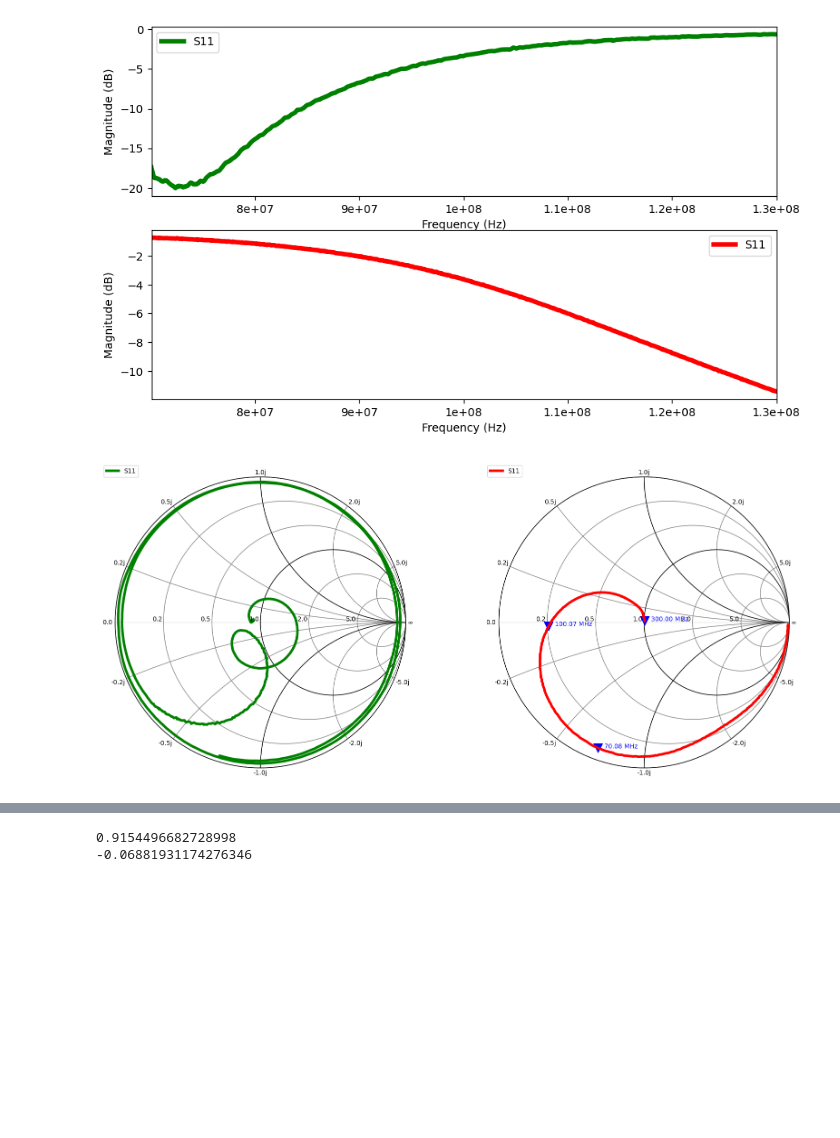
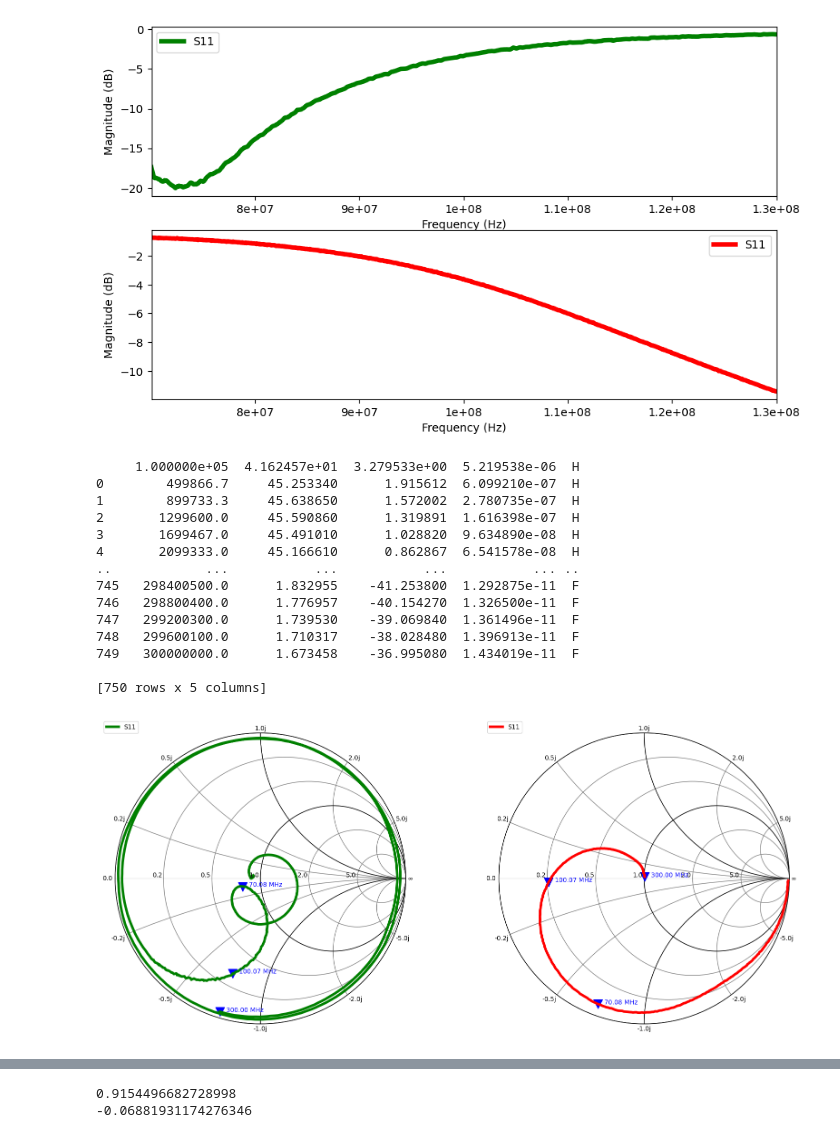
Before and after one commit to zoe-worrall/e155_labs, a Jupyter notebook: zoe-worrall-website/projects/radio_frequency/projects/designProject1_Analysis.ipynb, the cells around one changed output, grey strips where cells are left out. Drawn from its saved outputs; the diff is of its cells as text; code cells hidden in the pictures; blank space fills up the shorter version.

```diff
--- a/zoe-worrall-website/projects/radio_frequency/projects/designProject1.ipynb
+++ b/zoe-worrall-website/projects/radio_frequency/projects/designProject1_Analysis.ipynb
@@ -560,0 +616,31 @@ s22.plot_s_smith(ax=axes[3], draw_labels=True, color='b', linewidth=2)
+# %%
+fig, axes = plt.subplots(1,1, figsize=[5,5])
+s11.plot_s_smith(m=0, n=0, ax=axes, draw_labels=True, color='r', linewidth=5)
+
+marker_idx = [30, 60, 90]
+
+start_val = real_data_22.s_db[0]
+sval = (np.ones(len(real_data_22.s_db)) * start_val).T
+
+my_arr = s11.s_db[:,0,0]
+my_frq = s11.f
+
+loc_at_3 = find(my_arr, -3)
+freq_at_3 = my_frq[loc_at_3]/(2*np.pi)
+att_at_3 = my_arr[loc_at_3]
+
+loc_at_20 = find(my_arr, -20)
+freq_at_20 = my_frq[loc_at_20]/(2*np.pi)
+att_at_20 = my_arr[loc_at_20]
+
+loc_100MHz = find(my_frq, 100e6)
+loc_70MHz = find(my_frq, 70e6)
+loc_300MHz = find(my_frq, 300e6)
+marker_idx = [loc_70MHz, loc_100MHz, loc_300MHz]
+
+for i, k in enumerate(marker_idx):
+    x = s11.s.real[k, 0, 0]
+    y = s11.s.imag[k, 0, 0]
+    f = s11.frequency.f_scaled[k]
+    axes.scatter(x, y, marker = 'v', s=200, color='b')
+    axes.annotate(f"{my_frq[k]/1e6:.2f} MHz", (x, y), xytext=(10, 0), textcoords='offset points', color='b')
@@ -637,6 +754,7 @@ real_data_22.plot_s_db(ax=axes[1], color='r', linewidth=4)
 fig, axes = plt.subplots(1,2, figsize=[20,30])
 
 csv9 = pd.read_csv('CSV9.csv', skiprows=13)
+print(csv9)
 csv9.columns = ['Frequency', 'Z_Real', 'Z_Imag', 'components', 'H']
 csv9['Z_n'] = csv9['Z_Real']/50 + 1j*csv9['Z_Imag']/50
 csv9['S_11'] = ( csv9['Z_n']-1 ) / ( csv9['Z_n']+1 )
@@ -654,34 +772,54 @@ real_data_22.plot_s_smith(m=0, n=0, ax=axes[1], draw_labels=True, color='r', lin
 marker_idx = [30, 60, 90]
 
 start_val = real_data_22.s_db[0]
 sval = (np.ones(len(real_data_22.s_db)) * start_val).T
 plt.plot(real_data_22.f, sval, linewidth=2)
 
 
 my_arr = real_data_22.s_db[:,0,0]
 my_frq = real_data_22.f
 
 loc_at_3 = find(my_arr, -3)
 freq_at_3 = my_frq[loc_at_3]/(2*np.pi)
 att_at_3 = my_arr[loc_at_3]
 
 loc_at_20 = find(my_arr, -20)
 freq_at_20 = my_frq[loc_at_20]/(2*np.pi)
 att_at_20 = my_arr[loc_at_20]
 
 loc_100MHz = find(my_frq, 100e6)
 loc_70MHz = find(my_frq, 70e6)
 loc_300MHz = find(my_frq, 300e6)
 marker_idx = [loc_70MHz, loc_100MHz, loc_300MHz]
 
 for i, k in enumerate(marker_idx):
     x = real_data_22.s.real[k, 0, 0]
     y = real_data_22.s.imag[k, 0, 0]
     f = real_data_22.frequency.f_scaled[k]
     axes[1].scatter(x, y, marker = 'v', s=200, color='b')
     axes[1].annotate(f"{my_frq[k]/1e6:.2f} MHz", (x, y), xytext=(10, 0), textcoords='offset points', color='b')
+
+    x = real_data_11.s.real[k, 0, 0]
+    y = real_data_11.s.imag[k, 0, 0]
+    f = real_data_11.frequency.f_scaled[k]
+    axes[0].scatter(x, y, marker = 'v', s=200, color='b')
+    axes[0].annotate(f"{my_frq[k]/1e6:.2f} MHz", (x, y), xytext=(10, 0), textcoords='offset points', color='b')
 # %% [output]
+     1.000000e+05  4.162457e+01  3.279533e+00  5.219538e-06  H
+0        499866.7     45.253340      1.915612  6.099210e-07  H
+1        899733.3     45.638650      1.572002  2.780735e-07  H
+2       1299600.0     45.590860      1.319891  1.616398e-07  H
+3       1699467.0     45.491010      1.028820  9.634890e-08  H
+4       2099333.0     45.166610      0.862867  6.541578e-08  H
+..            ...           ...           ...           ... ..
+745   298400500.0      1.832955    -41.253800  1.292875e-11  F
+746   298800400.0      1.776957    -40.154270  1.326500e-11  F
+747   299200300.0      1.739530    -39.069840  1.361496e-11  F
+748   299600100.0      1.710317    -38.028480  1.396913e-11  F
+749   300000000.0      1.673458    -36.995080  1.434019e-11  F
+
+[750 rows x 5 columns]
-[figure, old version]
+[figure, new version]
 # %%
 fig, axes = plt.subplots(2,1, figsize=[10,6])
 
```
Also changed, not shown: parts of 17 cells of this notebook, 6 other files.
